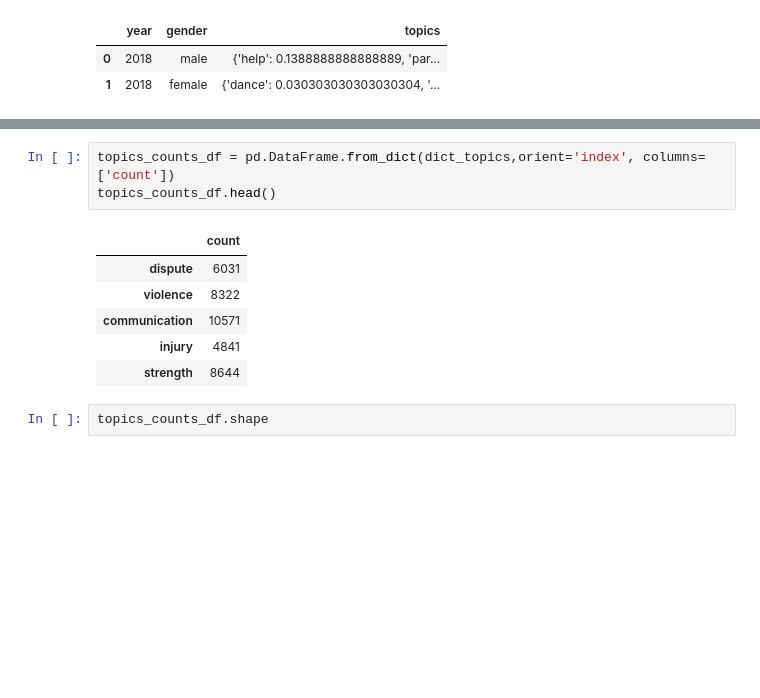
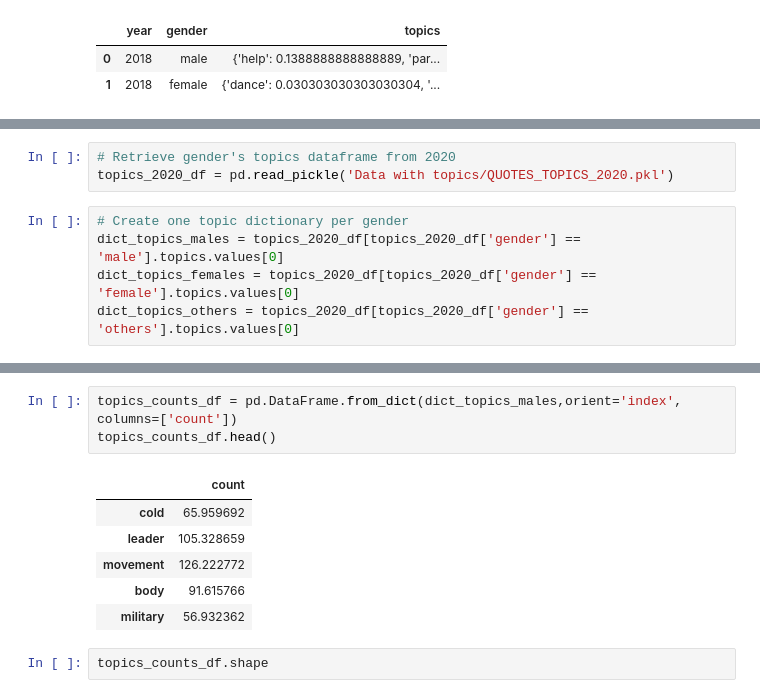
Before and after one commit to epfl-ada/ada-2021-project-palomamo, a Jupyter notebook: gender_topics.ipynb, the cells around one changed output, grey strips where cells are left out. Drawn from its saved outputs; the diff is of its cells as text; blank space fills up the shorter version.

```diff
--- a/gender_topics.ipynb
+++ b/gender_topics.ipynb
@@ -299,0 +203,8 @@ Name: topics, Length: 33040, dtype: object
+# %%
+# Retrieve gender's topics dataframe from 2020
+topics_2020_df = pd.read_pickle('Data with topics/QUOTES_TOPICS_2020.pkl')
+# %%
+# Create one topic dictionary per gender
+dict_topics_males = topics_2020_df[topics_2020_df['gender'] == 'male'].topics.values[0]
+dict_topics_females = topics_2020_df[topics_2020_df['gender'] == 'female'].topics.values[0]
+dict_topics_others = topics_2020_df[topics_2020_df['gender'] == 'others'].topics.values[0]
@@ -326,13 +298,13 @@ Text(0.5, 0.98, 'Categorical Plotting')
 # %%
-topics_counts_df = pd.DataFrame.from_dict(dict_topics,orient='index', columns=['count'])
+topics_counts_df = pd.DataFrame.from_dict(dict_topics_males,orient='index', columns=['count'])
 topics_counts_df.head()
 # %% [output]
 |  | count |
-| dispute | 6031 |
-| violence | 8322 |
-| communication | 10571 |
-| injury | 4841 |
-| strength | 8644 |
+| cold | 65.959692 |
+| leader | 105.328659 |
+| movement | 126.222772 |
+| body | 91.615766 |
+| military | 56.932362 |
 # %%
 topics_counts_df.shape
 # %% [output]
```
Also changed, not shown: parts of 43 cells of this notebook.
